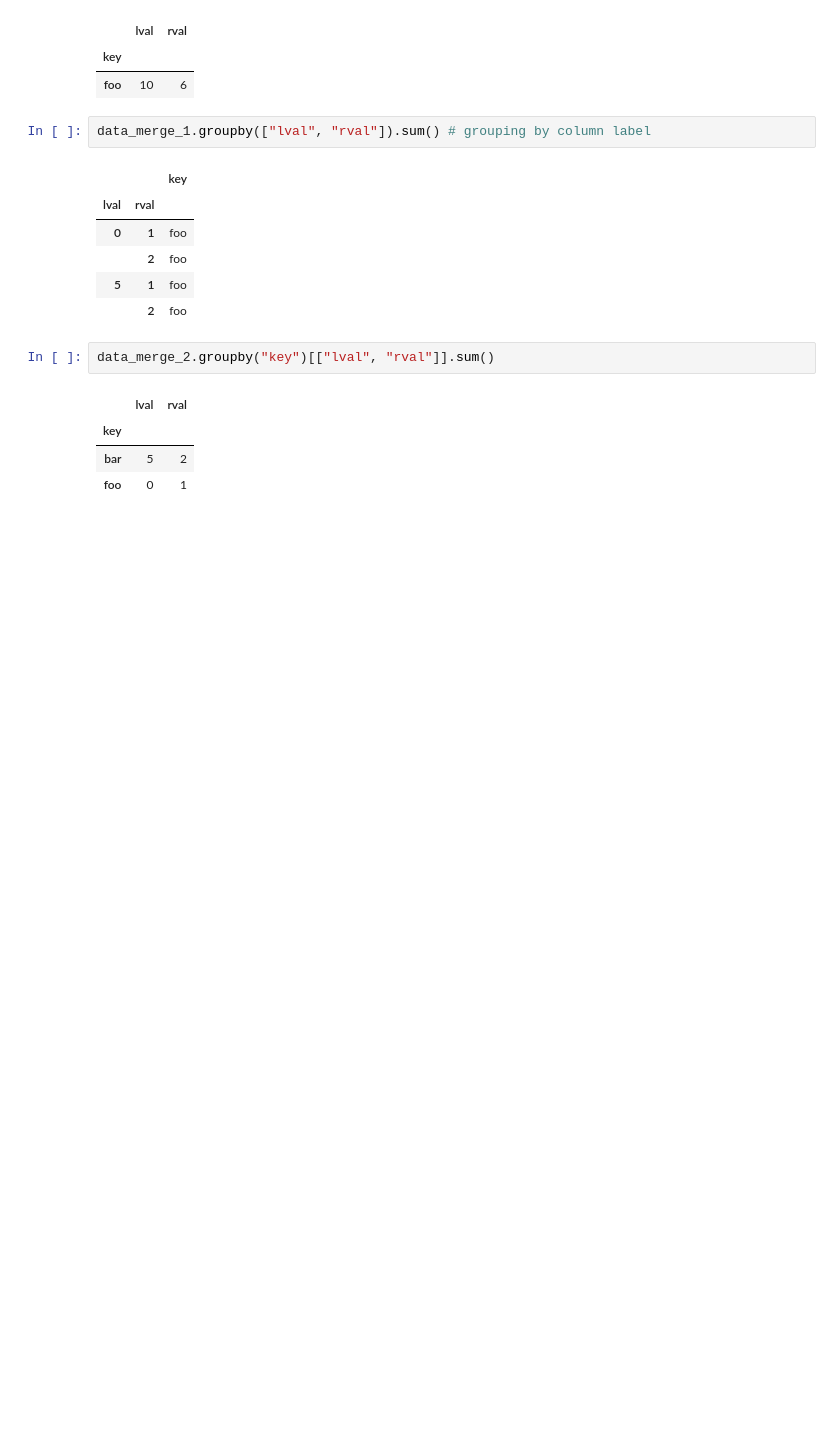
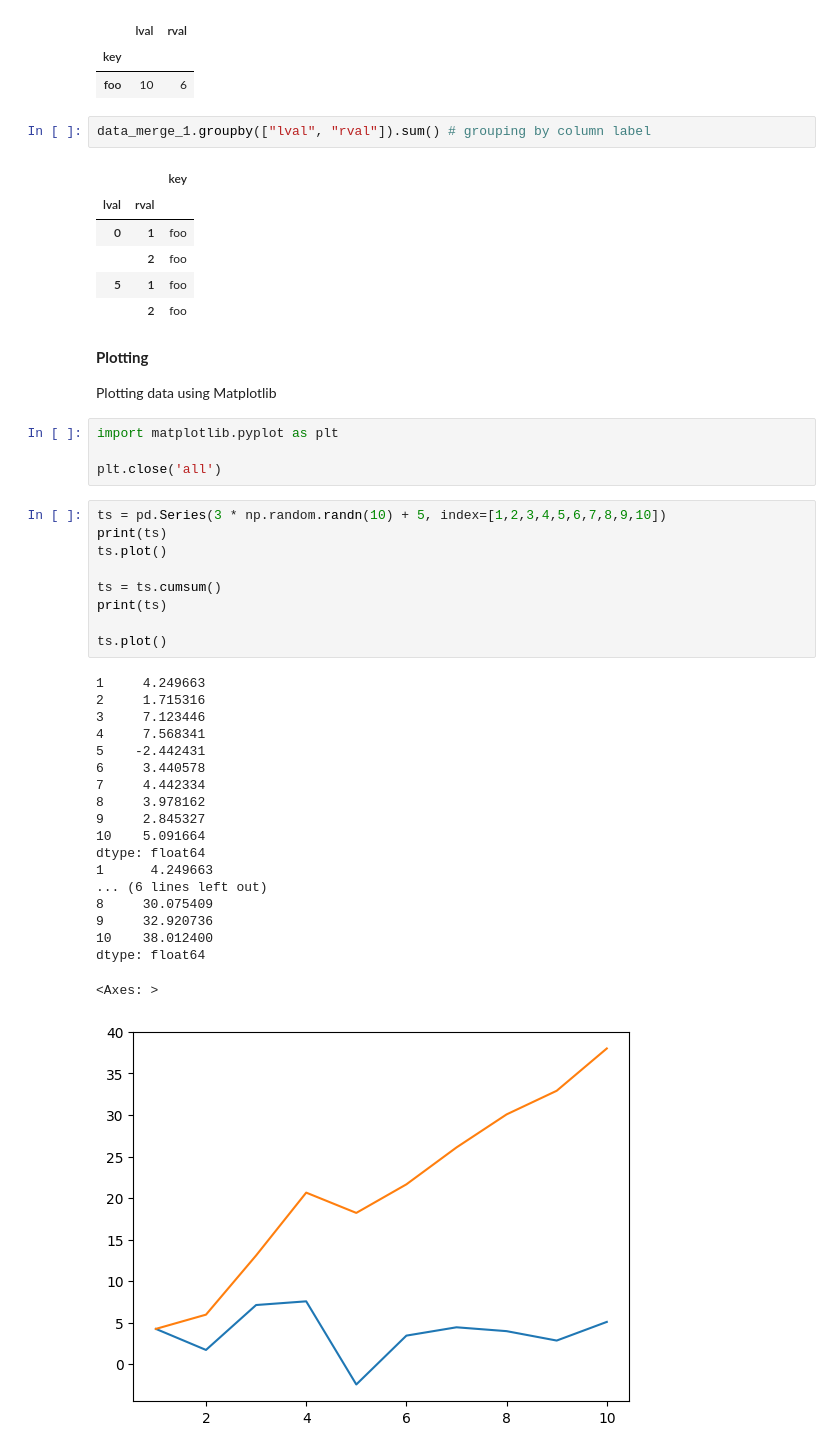
Before and after one commit to BradJKim/Data-Visualization, a Jupyter notebook: data.ipynb, the cells around one changed output. Cells and saved outputs as stored; diff of their text form; blank space fills up the shorter version.

Commit message:
Basics of matplotlib, graphed point plotting using data csv

```diff
--- a/data.ipynb
+++ b/data.ipynb
@@ -564,10 +563,42 @@ data_merge_1.groupby(["lval", "rval"]).sum() # grouping by column label
 |  | 2 | foo |
 | 5 | 1 | foo |
 |  | 2 | foo |
-# %%
-data_merge_2.groupby("key")[["lval", "rval"]].sum()
-# %% [output]
-|  | lval | rval |
-| key |  |  |
-| bar | 5 | 2 |
-| foo | 0 | 1 |
+# %% [markdown]
+**Plotting**
+
+<span style="font-size:14px;">
+    Plotting data using Matplotlib<br>
+</span>
+# %%
+import matplotlib.pyplot as plt
+
+plt.close('all')
+# %%
+ts = pd.Series(3 * np.random.randn(10) + 5, index=[1,2,3,4,5,6,7,8,9,10])
+print(ts)
+ts.plot()
+
+ts = ts.cumsum()
+print(ts)
+
+ts.plot()
+# %% [output]
+1     4.249663
+2     1.715316
+3     7.123446
+4     7.568341
+5    -2.442431
+6     3.440578
+7     4.442334
+8     3.978162
+9     2.845327
+10    5.091664
+dtype: float64
+1      4.249663
+... (6 lines left out)
+8     30.075409
+9     32.920736
+10    38.012400
+dtype: float64
+<Axes: >
+[figure, added]
```
Also changed, not shown: parts of 6 cells of this notebook.
